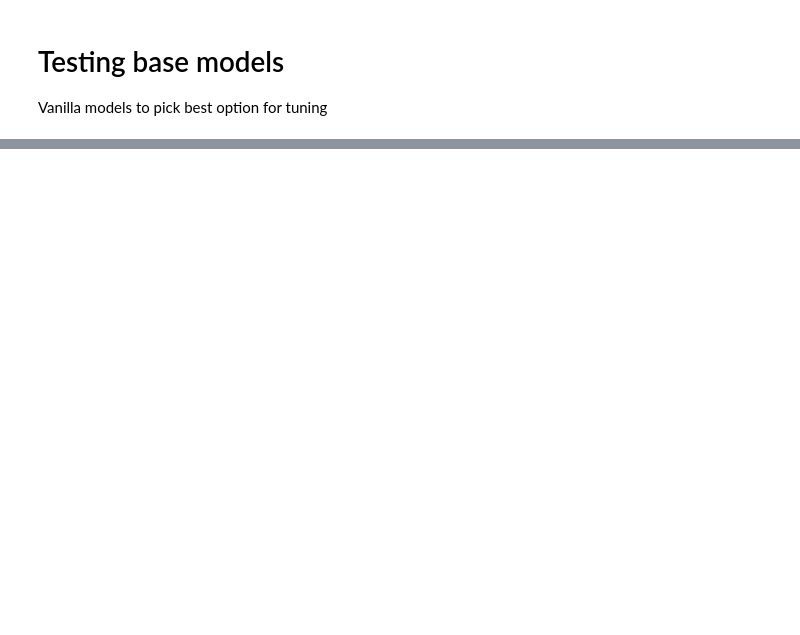
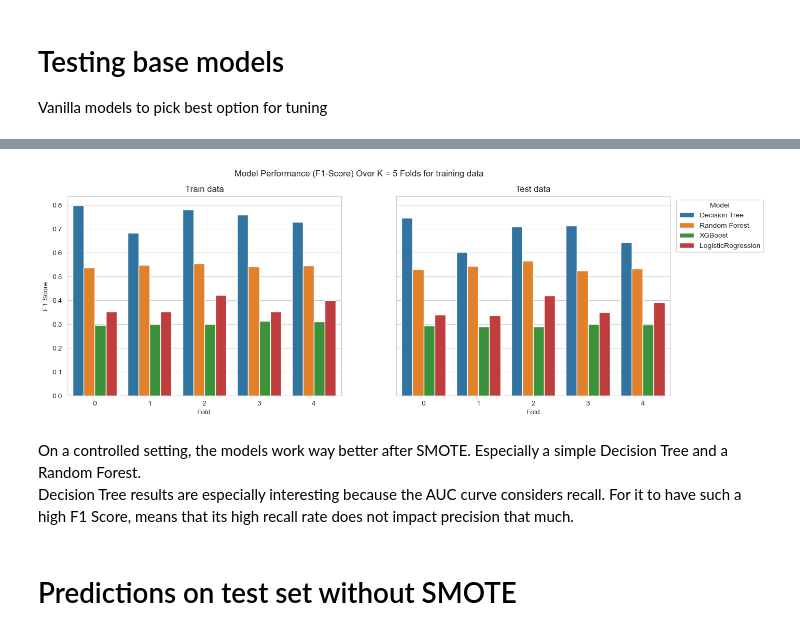
Before and after one commit to bglucca/ArvatoCustomerSegmentation, a Jupyter notebook: 05_mailout_predictions.ipynb, the cells around one changed output, grey strips where cells are left out. Saved outputs shown, nothing was run; the diff lists cells and outputs as text; code cells hidden in the pictures; blank space fills up the shorter version.

```diff
--- a/05_mailout_predictions.ipynb
+++ b/05_mailout_predictions.ipynb
@@ -227,0 +414,41 @@ XGBoost clearly outperforms both models and is actually the only one that has a
+# %%
+fig, ax = plt.subplots(1,2,figsize = (15,5), sharey=True)
+
+sns.barplot(data = results_df,
+                    x = 'Fold',
+                    y = 'train_f1',
+                    hue = 'model',
+                    ax = ax[0])
+
+sns.barplot(data = results_df,
+                    x = 'Fold',
+                    y = 'test_f1',
+                    hue = 'model',
+                    ax = ax[1])
+
+ax[0].set_ylabel('F1 Score')
+
+ax[0].get_legend().remove()
+
+ax[0].set_title('Train data')
+
+ax[1].set_title('Test data')
+
+ax[1].legend(title = 'Model',bbox_to_anchor = (1.01,1), loc = 'upper left')
+
+ax[1].set_ylabel('')
+
+for a in ax:
+
+    a.set_xlabel('Fold')
+
+plt.suptitle('Model Performance (F1-Score) Over K = 5 Folds for training data')
+
+plt.show()
+# %% [output]
+[figure, added]
+# %% [markdown]
+On a controlled setting, the models work way better after SMOTE. Especially a simple Decision Tree and a Random Forest.
+Decision Tree results are especially interesting because the AUC curve considers recall. For it to have such a high F1 Score, means that its high recall rate does not impact precision that much.
+# %% [markdown]
+# Predictions on test set without SMOTE
```
Also changed, not shown: parts of 32 cells of this notebook.
